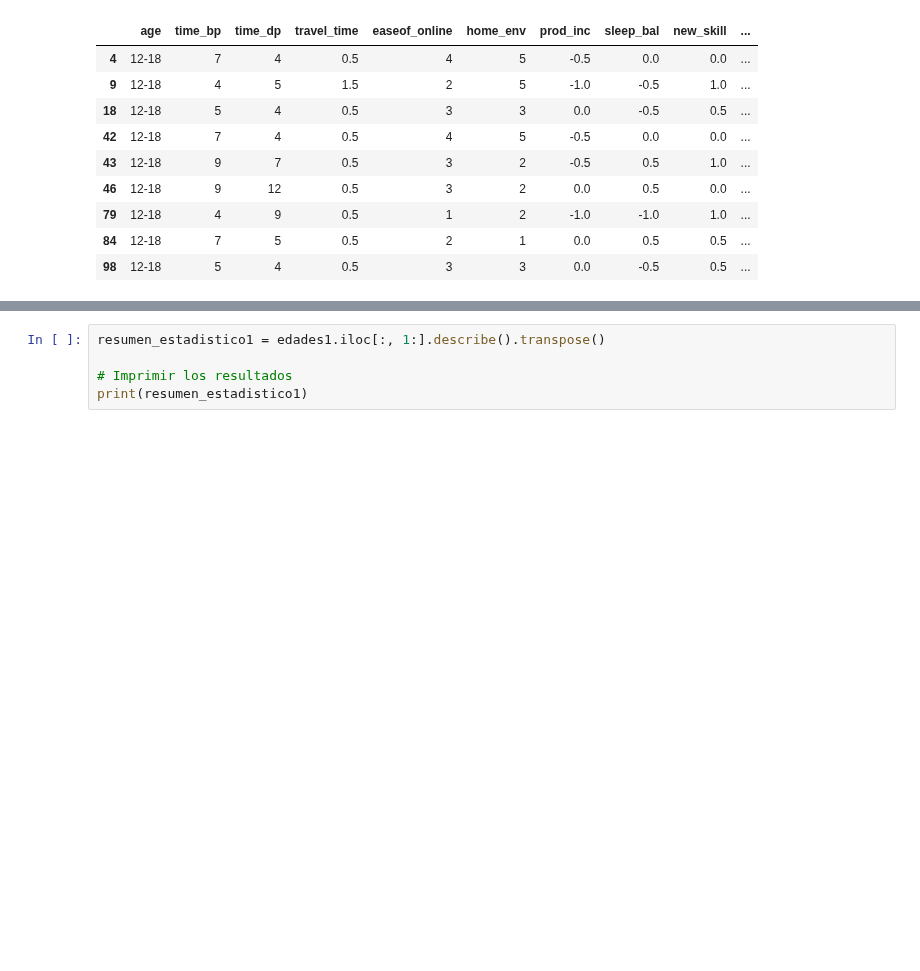
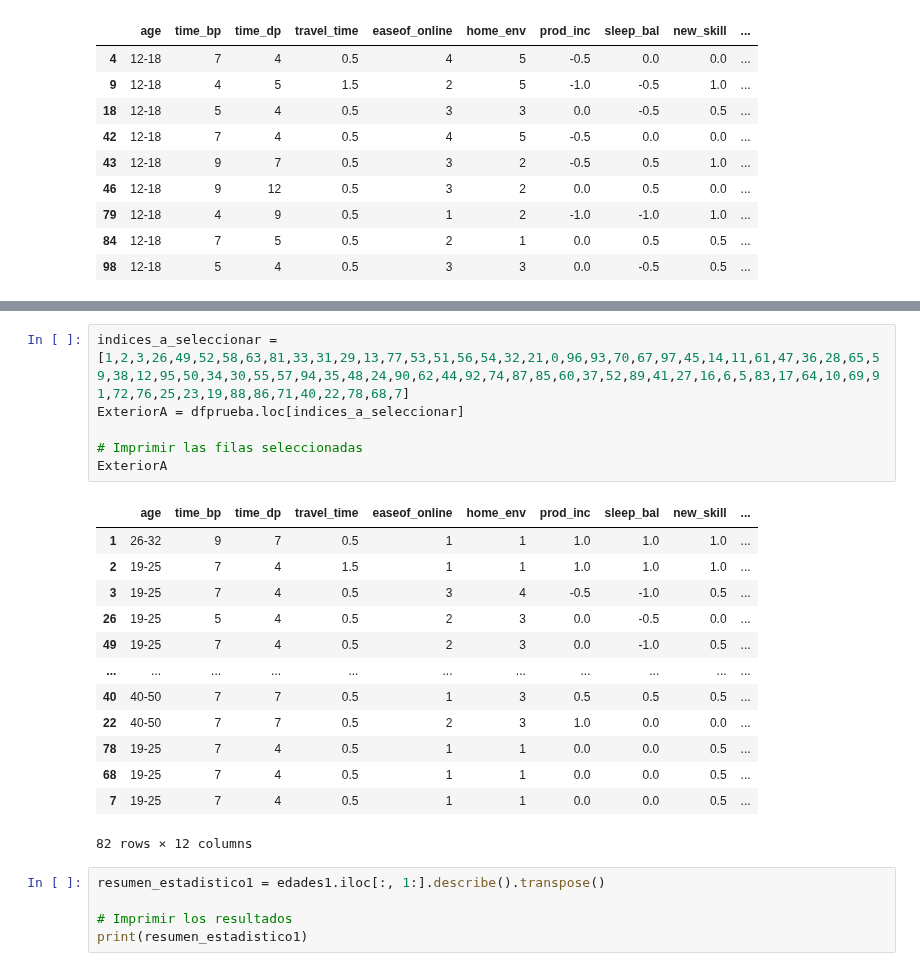
Before and after one commit to Gennifer2001/tesis, a Jupyter notebook: Tésisjeje2_0.ipynb, the cells around one changed output, grey strips where cells are left out. Cells and saved outputs as stored; diff of their text form; blank space fills up the shorter version.

```diff
--- a/Tésisjeje2_0.ipynb
+++ b/Tésisjeje2_0.ipynb
@@ -449,6 +453,26 @@ filas_seleccionadas
 | 15 | 26-32 | 9 | 11 | 1.5 | 3 | 2 | 0.5 | 1.0 | 0.0 | ... |
 | 82 | 26-32 | 9 | 11 | 0.5 | 3 | 2 | 0.5 | 0.5 | 0.5 | ... |
 | 99 | 19-25 | 7 | 4 | 0.5 | 2 | 1 | 0.0 | -0.5 | 0.5 | ... |
+# %%
+indices_a_seleccionar = [1,2,3,26,49,52,58,63,81,33,31,29,13,77,53,51,56,54,32,21,0,96,93,70,67,97,45,14,11,61,47,36,28,65,59,38,12,95,50,34,30,55,57,94,35,48,24,90,62,44,92,74,87,85,60,37,52,89,41,27,16,6,5,83,17,64,10,69,91,72,76,25,23,19,88,86,71,40,22,78,68,7]
+ExteriorA = dfprueba.loc[indices_a_seleccionar]
+
+# Imprimir las filas seleccionadas
+ExteriorA
+# %% [output]
+|  | age | time_bp | time_dp | travel_time | easeof_online | home_env | prod_inc | sleep_bal | new_skill | ... |
+| 1 | 26-32 | 9 | 7 | 0.5 | 1 | 1 | 1.0 | 1.0 | 1.0 | ... |
+| 2 | 19-25 | 7 | 4 | 1.5 | 1 | 1 | 1.0 | 1.0 | 1.0 | ... |
+| 3 | 19-25 | 7 | 4 | 0.5 | 3 | 4 | -0.5 | -1.0 | 0.5 | ... |
+| 26 | 19-25 | 5 | 4 | 0.5 | 2 | 3 | 0.0 | -0.5 | 0.0 | ... |
+| 49 | 19-25 | 7 | 4 | 0.5 | 2 | 3 | 0.0 | -1.0 | 0.5 | ... |
+| ... | ... | ... | ... | ... | ... | ... | ... | ... | ... | ... |
+| 40 | 40-50 | 7 | 7 | 0.5 | 1 | 3 | 0.5 | 0.5 | 0.5 | ... |
+| 22 | 40-50 | 7 | 7 | 0.5 | 2 | 3 | 1.0 | 0.0 | 0.0 | ... |
+| 78 | 19-25 | 7 | 4 | 0.5 | 1 | 1 | 0.0 | 0.0 | 0.5 | ... |
+| 68 | 19-25 | 7 | 4 | 0.5 | 1 | 1 | 0.0 | 0.0 | 0.5 | ... |
+| 7 | 19-25 | 7 | 4 | 0.5 | 1 | 1 | 0.0 | 0.0 | 0.5 | ... |
+82 rows × 12 columns
 # %%
 resumen_estadistico1 = edades1.iloc[:, 1:].describe().transpose()
 
```
Also changed, not shown: parts of 29 cells of this notebook.
